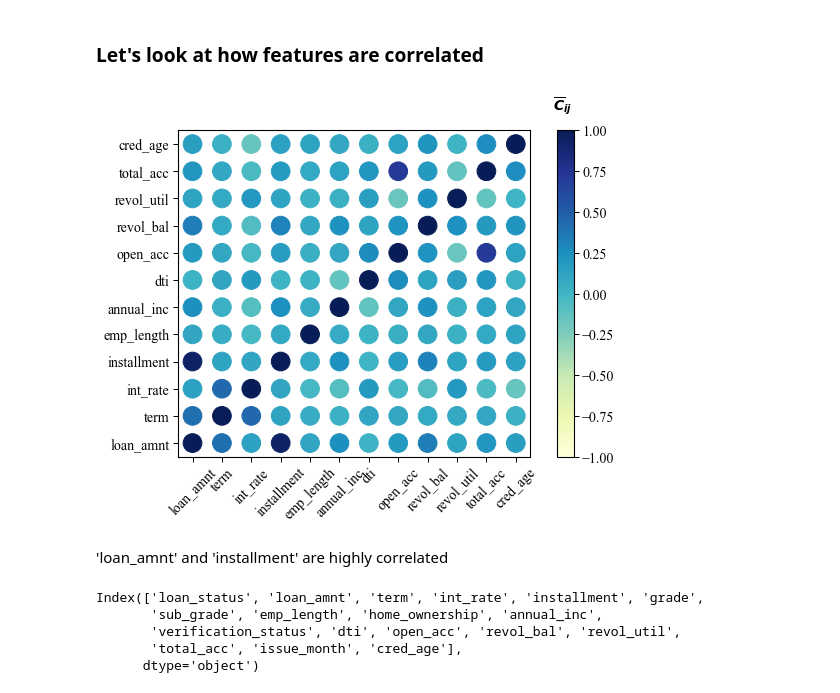
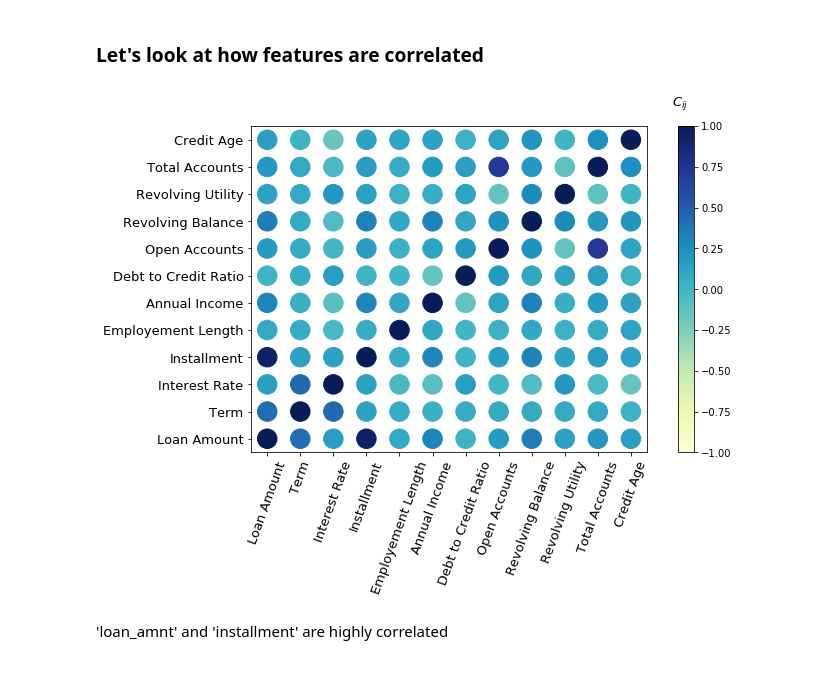
Before and after one commit to truzmeto/LoanStatusPrediction, a Jupyter notebook: kernel.ipynb, the cells around one changed output. Cells and saved outputs as stored; diff of their text form; code cells hidden in the pictures.

Commit message:
done visualization, next do ml

```diff
--- a/kernel.ipynb
+++ b/kernel.ipynb
@@ -45,2 +56,9 @@ df_orig = pd.read_csv("data/loan.csv",low_memory=False,skiprows=1)
+# %%
+keep_cols = ["loan_status","loan_amnt", "term","int_rate","installment","grade",
+             "sub_grade","purpose","emp_length","home_ownership","annual_inc",
+             "verification_status","issue_d","dti","earliest_cr_line","open_acc",
+             "revol_bal","revol_util","total_acc"]
+
+df_orig = pd.read_csv("data/loan.csv", usecols=keep_cols,skipfooter=1,skiprows=1)#,low_memory=False)
 # %%
 df = df_orig
@@ -67,9 +95,3 @@ There are 145 features and most of them are irrelevant. So we keep most importan
-# %%
-keep_cols = ["loan_status","loan_amnt", "term","int_rate","installment","grade",
-             "sub_grade", "emp_length","home_ownership","annual_inc",
-             "verification_status","issue_d","dti","earliest_cr_line","open_acc",
-             "revol_bal","revol_util","total_acc"]
-df = df[keep_cols]
 # %% [markdown]
 ### Fix Target Feature
 # %%
@@ -179,16 +229,16 @@ ax[1].set(xlabel="Loan Issued Month")
 ### Let's  look at how features are correlated
 # %%
 cor = df.corr()
-cmap = 'tab10'#"YlGnBu"
-plt.figure(figsize=(8,6))
-#Plot with homebrewed corr_plot
-CPlot(corr_mat = cor.values,
-      axis_labs = list(cor.columns),
-      cmap = cmap,
-      pad = 0.05,
-      rad = 350,
-      xlab = '',ylab = '')
+corr_names = ['Loan Amount', 'Term', 'Interest Rate', 'Installment', 'Employement Length',
+              'Annual Income', 'Debt to Credit Ratio', 'Open Accounts', 'Revolving Balance',
+              'Revolving Utility', 'Total Accounts','Credit Age']
+
+cmap = "YlGnBu"
+plt.figure(figsize=(9,6))
+CPlot(corr_mat = cor.values, axis_labs = corr_names,cmap = cmap,
+      pad = 0.05,rad = 380, xlab = '',ylab = '',fs = 13,
+      xtick_lab_rot = 70)
 # %% [output]
-[figure, old version]
+[figure, new version]
 # %% [markdown]
 'loan_amnt' and 'installment' are highly correlated
@@ -198,8 +244,0 @@ CPlot(corr_mat = cor.values,
-# %%
-df.columns
-# %% [output]
-Index(['loan_status', 'loan_amnt', 'term', 'int_rate', 'installment', 'grade',
-       'sub_grade', 'emp_length', 'home_ownership', 'annual_inc',
-       'verification_status', 'dti', 'open_acc', 'revol_bal', 'revol_util',
-       'total_acc', 'issue_month', 'cred_age'],
-      dtype='object')
```
Also changed, not shown: parts of 30 cells of this notebook, 10 other files.
